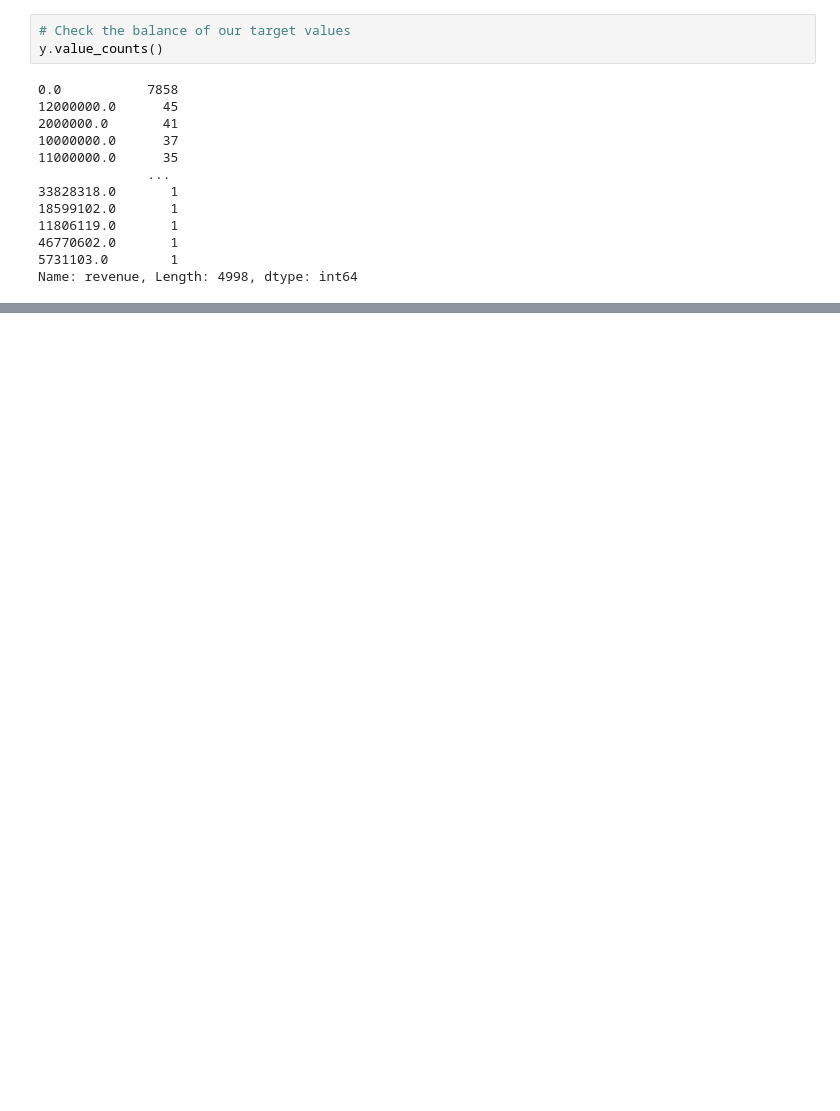
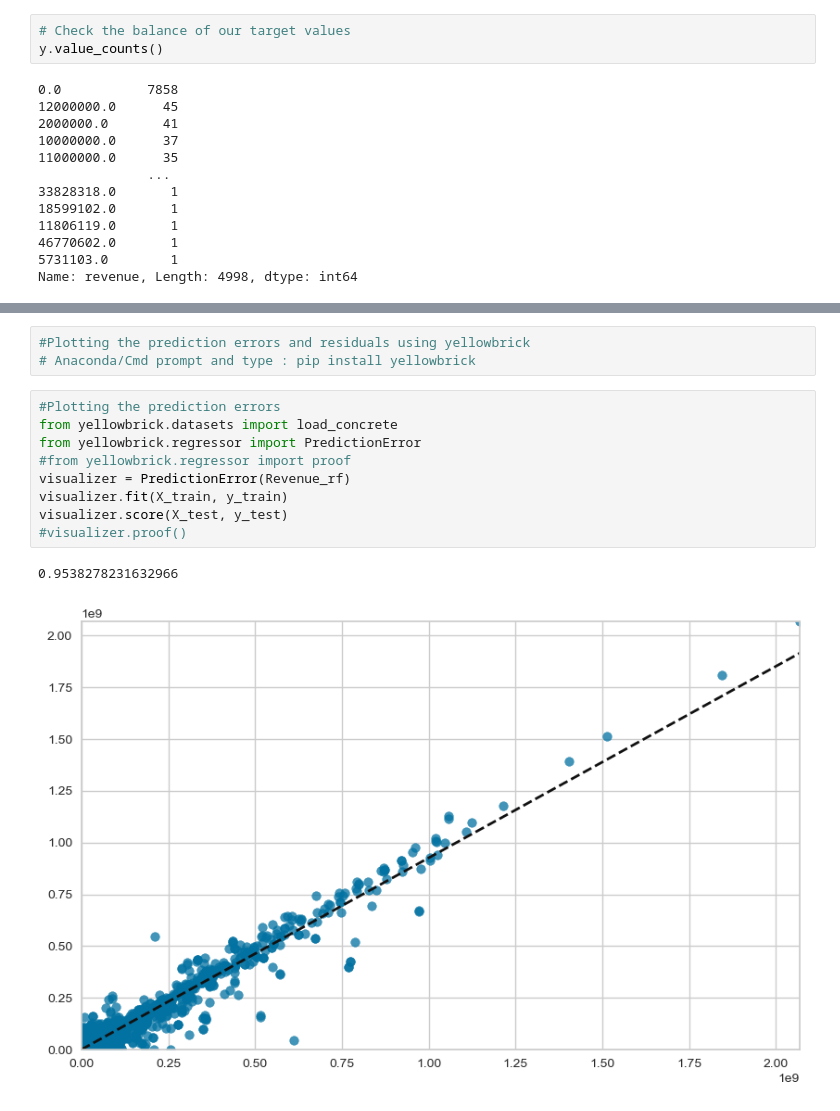
Before and after one commit to KurtOtto90/Final_Project, a Jupyter notebook: Movie_Prediction_Analysis.ipynb, the cells around one changed output, grey strips where cells are left out. Drawn from its saved outputs; the diff is of its cells as text; blank space fills up the shorter version.

```diff
--- a/Movie_Prediction_Analysis.ipynb
+++ b/Movie_Prediction_Analysis.ipynb
@@ -212,0 +232,15 @@ print(classification_report_imbalanced(y_test, y_pred))
+# %%
+#Plotting the prediction errors and residuals using yellowbrick
+# Anaconda/Cmd prompt and type : pip install yellowbrick
+# %%
+#Plotting the prediction errors
+from yellowbrick.datasets import load_concrete
+from yellowbrick.regressor import PredictionError
+#from yellowbrick.regressor import proof
+visualizer = PredictionError(Revenue_rf)
+visualizer.fit(X_train, y_train)
+visualizer.score(X_test, y_test)
+#visualizer.proof()
+# %% [output]
+0.9538278231632966
+[figure, added]
```
Also changed, not shown: parts of 56 cells of this notebook, 3 other files.
